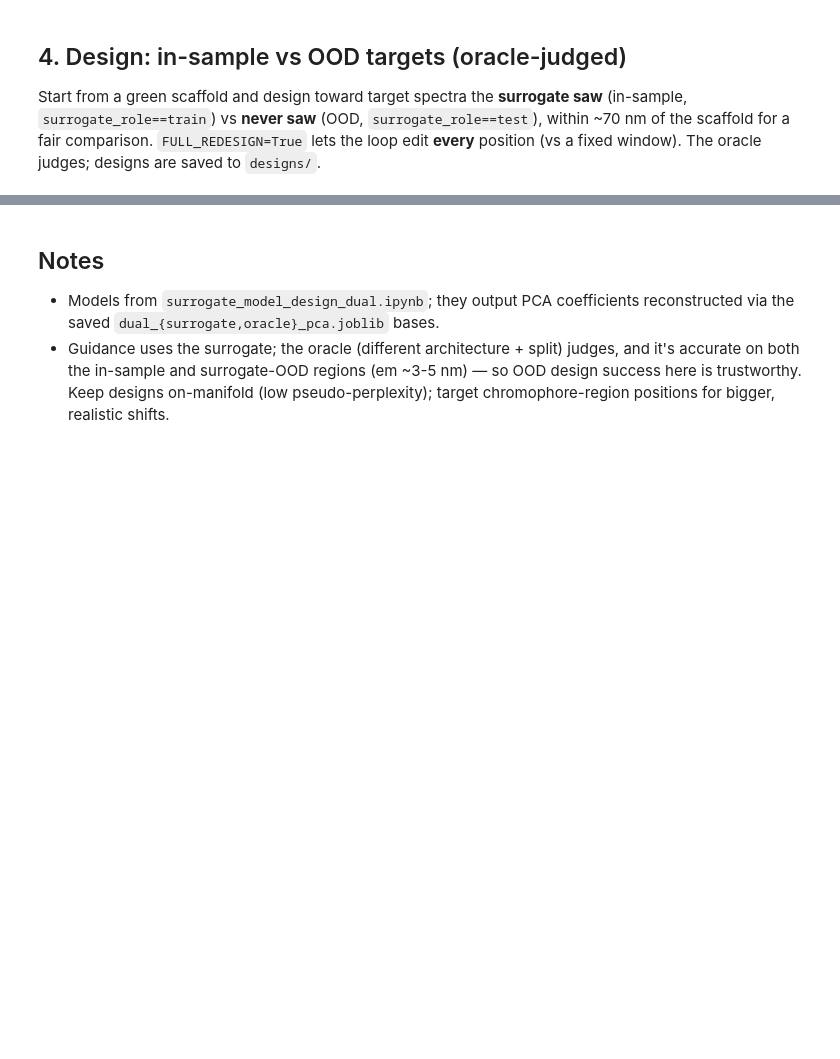
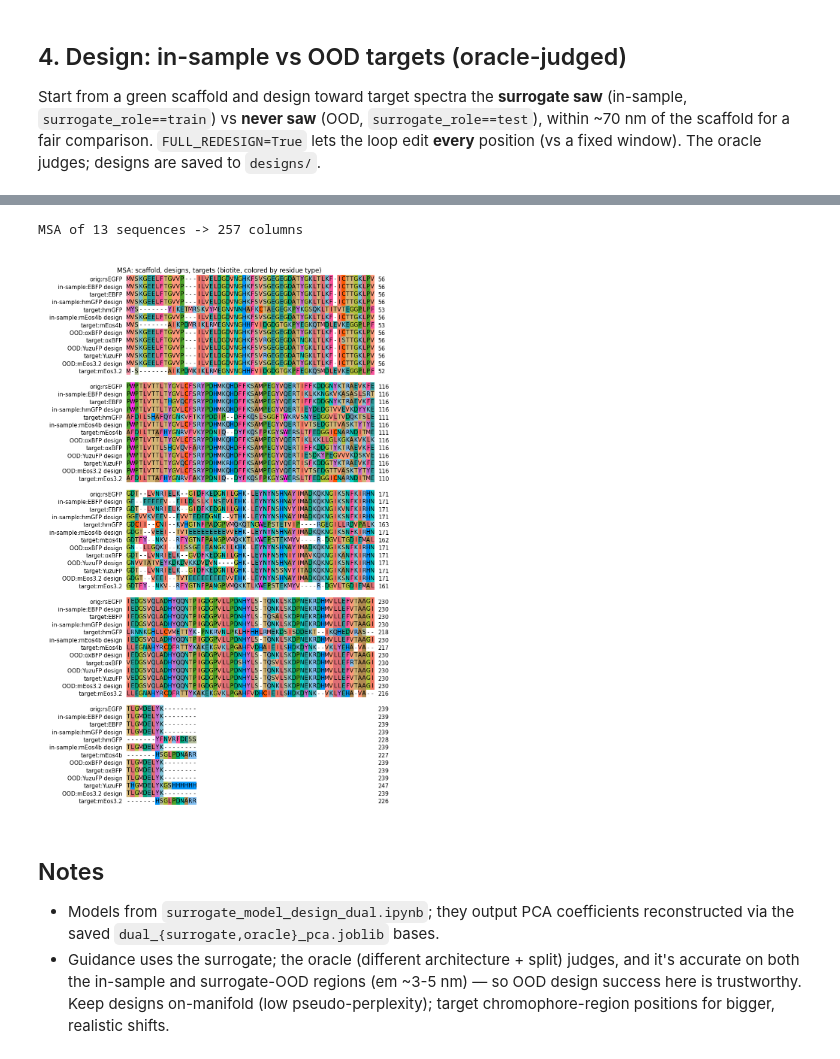
Before and after one commit to Arcadia-Science/FPguide, a Jupyter notebook: design/guided_design_approach1.ipynb, the cells around one changed output, grey strips where cells are left out. Cells and saved outputs as stored; diff of their text form; code cells hidden in the pictures; blank space fills up the shorter version.

```diff
--- a/design/guided_design_approach1.ipynb
+++ b/design/guided_design_approach1.ipynb
@@ -180,3 +181,23 @@ loaded 4 designs from designs/designs.csv
+# %%
+import biotite.sequence as bseq, biotite.sequence.align as balign, biotite.sequence.graphics as bgraphics
+recs=list(csv.DictReader(open(os.path.join("fp_designs","designs.csv"))))
+items=[(f"orig:{recs[0]['scaffold']}", recs[0]["scaffold_seq"])]
+for d in recs:
+    items.append((f"{d['role']}:{d['target_name']} design", d["designed_seq"]))
+    items.append((f"target:{d['target_name']}", d["target_seq"]))
+labels=[a for a,_ in items]
+sequences=[bseq.ProteinSequence(s) for _,s in items]
+aln,_,_,_=balign.align_multiple(sequences, balign.SubstitutionMatrix.std_protein_matrix(), gap_penalty=(-10,-1))
+print(f"MSA of {len(sequences)} sequences -> {aln.trace.shape[0]} columns")
+if HAVE_PLT:
+    spl=60; nblk=int(np.ceil(aln.trace.shape[0]/spl))
+    fig,ax=plt.subplots(figsize=(13, 0.3*len(sequences)*nblk+1))
+    bgraphics.plot_alignment_type_based(ax, aln, labels=labels, symbols_per_line=spl, show_numbers=True)
+    fig.suptitle("MSA: scaffold, designs, targets (biotite, colored by residue type)")
+    plt.tight_layout(); plt.show()
+# %% [output]
+MSA of 13 sequences -> 257 columns
+[figure, added]
 # %% [markdown]
 ## Notes
 - Models from `surrogate_model_design_dual.ipynb`; they output PCA coefficients reconstructed via the saved
```
Also changed, not shown: parts of 3 cells of this notebook, 3 other files.
